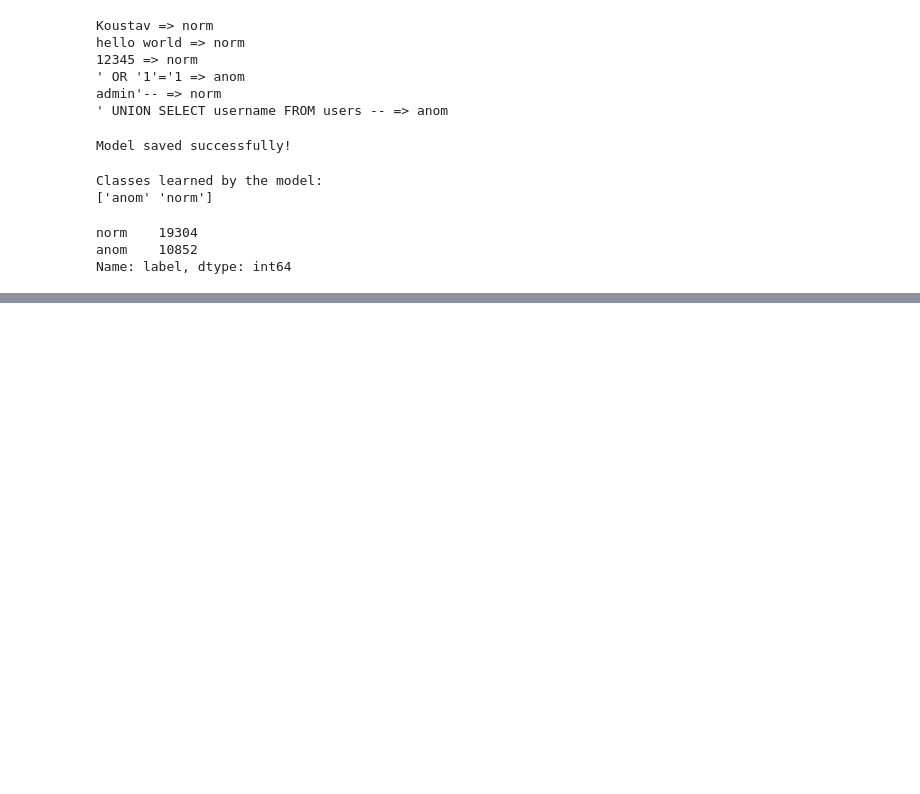
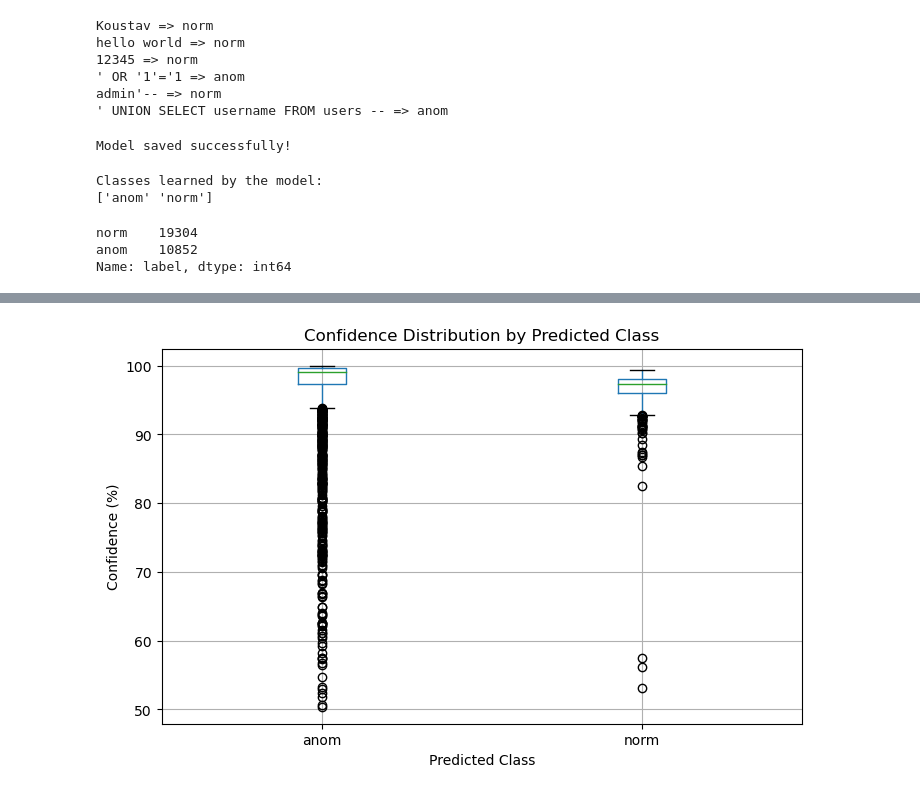
Before and after one commit to koustav-B/SQL-Injection-in-TCP-IP, a Jupyter notebook: sqli_project.ipynb, the cells around one changed output, grey strips where cells are left out. Saved outputs shown, nothing was run; the diff lists cells and outputs as text; code cells hidden in the pictures; blank space fills up the shorter version.

```diff
--- a/sqli_project.ipynb
+++ b/sqli_project.ipynb
@@ -225,0 +371,22 @@ Name: label, dtype: int64
+# %%
+import matplotlib.pyplot as plt
+import pandas as pd
+
+confidence_df = pd.DataFrame({
+    "Predicted Class": predicted_classes,
+    "Confidence": confidence_percentages
+})
+
+confidence_df.boxplot(
+    column="Confidence",
+    by="Predicted Class",
+    figsize=(8, 5)
+)
+
+plt.title("Confidence Distribution by Predicted Class")
+plt.suptitle("")
+plt.xlabel("Predicted Class")
+plt.ylabel("Confidence (%)")
+plt.show()
+# %% [output]
+[figure, added]
```
Also changed, not shown: parts of 12 cells of this notebook, 11 other files.
